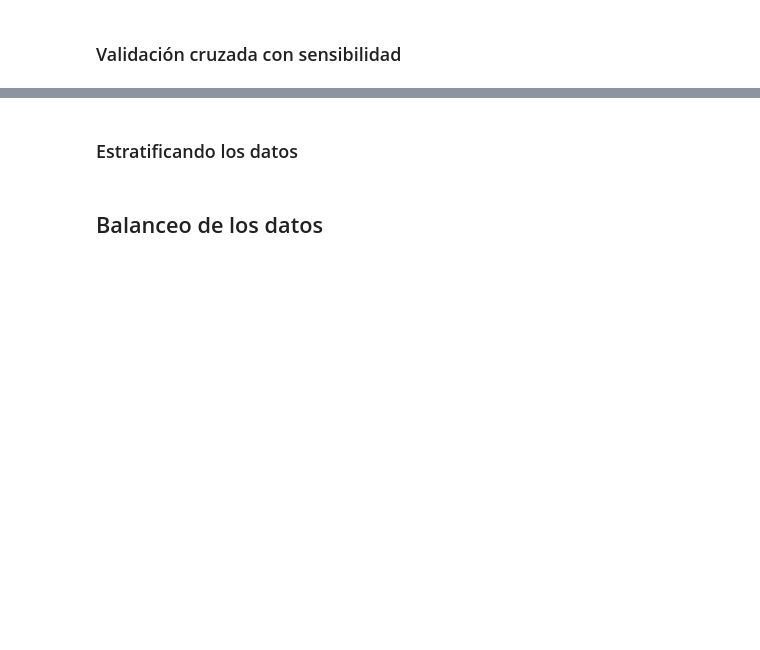
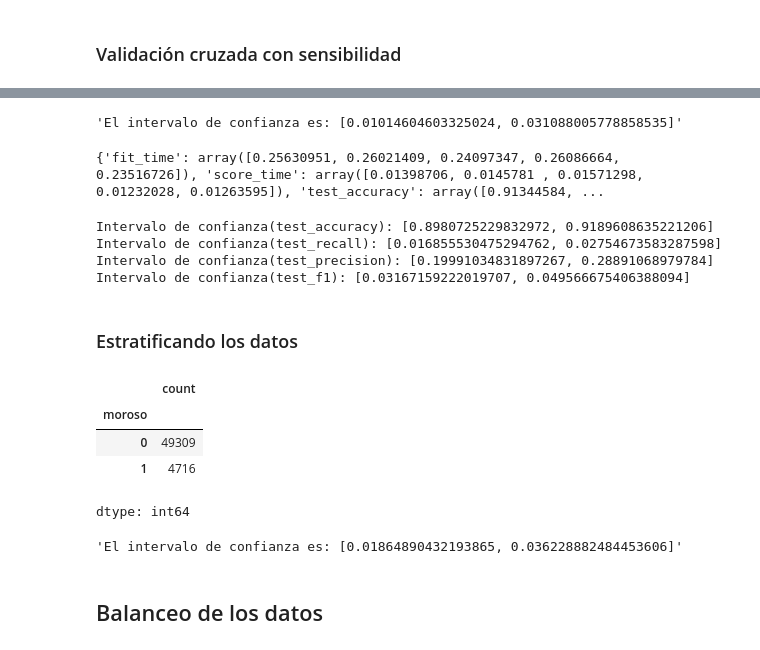
Before and after one commit to kevirui/Clasificacion-de-modelos-y-metricas, a Jupyter notebook: notebooks/Clasificacion_validacion_y_metricas.ipynb, the cells around one changed output, grey strips where cells are left out. Drawn from its saved outputs; the diff is of its cells as text; code cells hidden in the pictures; blank space fills up the shorter version.

```diff
--- a/notebooks/Clasificacion_validacion_y_metricas.ipynb
+++ b/notebooks/Clasificacion_validacion_y_metricas.ipynb
@@ -215,0 +253,11 @@ Generalmente, se utilizan 5 o 10 partes. Un número mayor no suele ser necesario
+# %%
+intervalo_confianza(cv_resultados)
+# %% [output]
+'El intervalo de confianza es: [0.01014604603325024, 0.031088005778858535]'
+# %%
+modelo = DecisionTreeClassifier(max_depth=10)
+kf = KFold(n_splits=5, shuffle=True, random_state=5)
+cv_resultados = cross_validate(modelo, x, y, cv=kf, scoring=['accuracy', 'recall', 'precision', 'f1'])
+print(f"{cv_resultados}")
+# %% [output]
+{'fit_time': array([0.25630951, 0.26021409, 0.24097347, 0.26086664, 0.23516726]), 'score_time': array([0.01398706, 0.0145781 , 0.01571298, 0.01232028, 0.01263595]), 'test_accuracy': array([0.91344584, ...
@@ -216,2 +270,17 @@ Generalmente, se utilizan 5 o 10 partes. Un número mayor no suele ser necesario
+# %%
+informe_metricas(cv_resultados)
+# %% [output]
+Intervalo de confianza(test_accuracy): [0.8980725229832972, 0.9189608635221206]
+Intervalo de confianza(test_recall): [0.016855530475294762, 0.02754673583287598]
+Intervalo de confianza(test_precision): [0.19991034831897267, 0.28891068979784]
+Intervalo de confianza(test_f1): [0.03167159222019707, 0.049566675406388094]
 # %% [markdown]
 ### Estratificando los datos
+# %%
+datos['moroso'].value_counts()
+# %% [output]
+|  | count |
+| moroso |  |
+| 0 | 49309 |
+| 1 | 4716 |
+dtype: int64
@@ -218,3 +293,7 @@ Generalmente, se utilizan 5 o 10 partes. Un número mayor no suele ser necesario
+# %%
+intervalo_confianza(cv_resultados)
+# %% [output]
+'El intervalo de confianza es: [0.01864890432193865, 0.036228882484453606]'
 # %% [markdown]
 ## <font color='dark'>Balanceo de los datos</h1>
 # %% [markdown]
```
Also changed, not shown: parts of 16 cells of this notebook.
